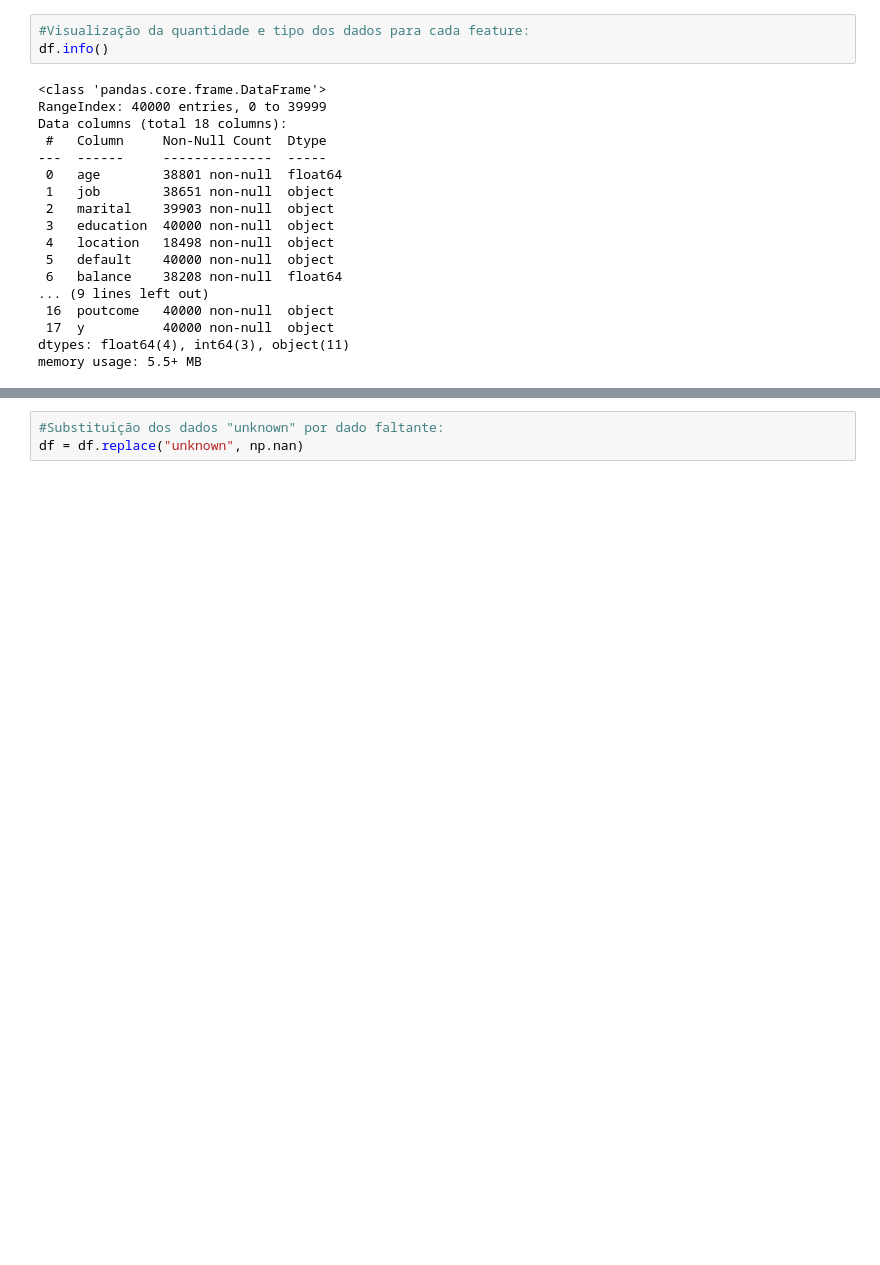
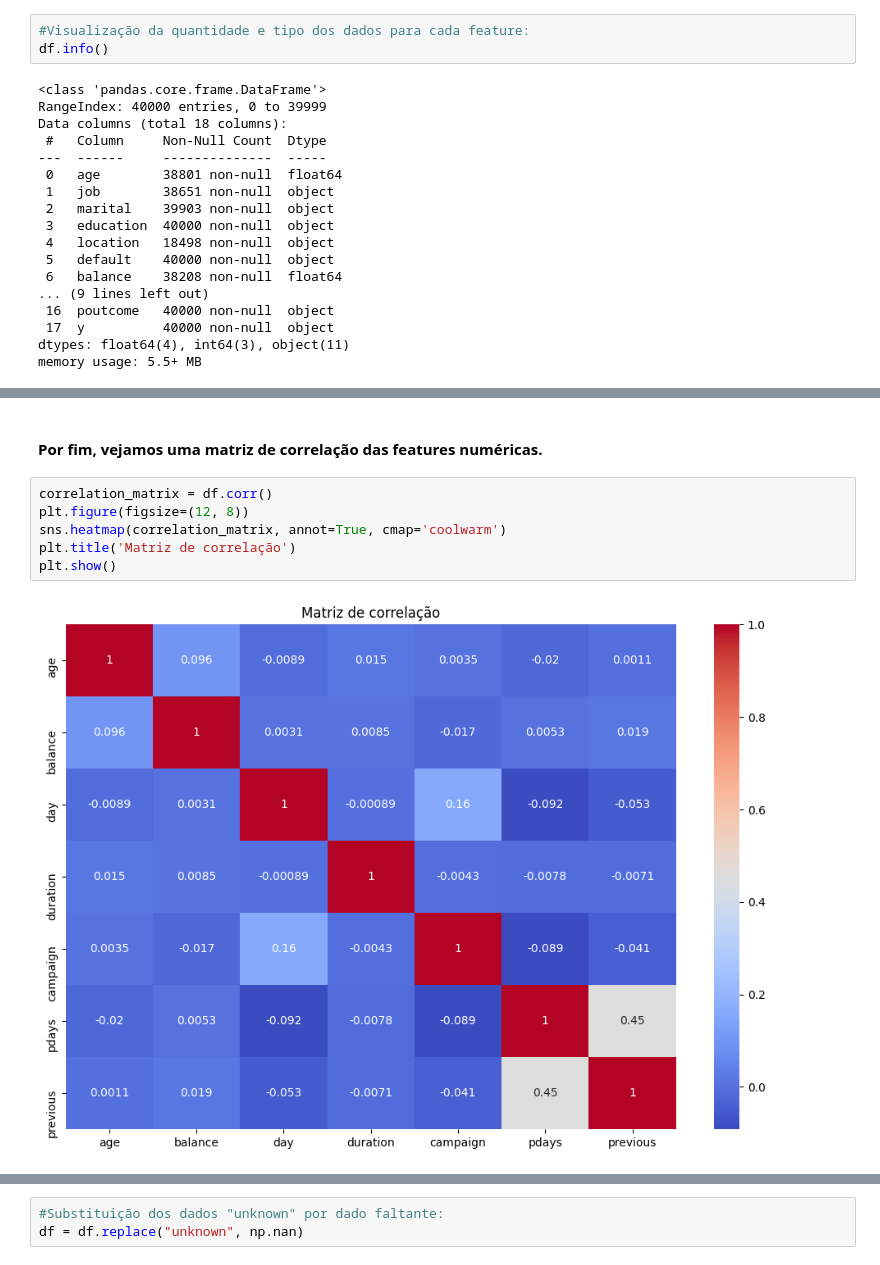
Before and after one commit to ArthurWDamasi0/ProjetoFinalTA, a Jupyter notebook: NovaAnalise.ipynb, the cells around one changed output, grey strips where cells are left out. Cells and saved outputs as stored; diff of their text form; blank space fills up the shorter version.

```diff
--- a/NovaAnalise.ipynb
+++ b/NovaAnalise.ipynb
@@ -100,0 +167,10 @@ Y
+# %% [markdown]
+<h4>Por fim, vejamos uma matriz de correlação das features numéricas.</h4>
+# %%
+correlation_matrix = df.corr()
+plt.figure(figsize=(12, 8))
+sns.heatmap(correlation_matrix, annot=True, cmap='coolwarm')
+plt.title('Matriz de correlação')
+plt.show()
+# %% [output]
+[figure, added]
```
Also changed, not shown: parts of 22 cells of this notebook.
